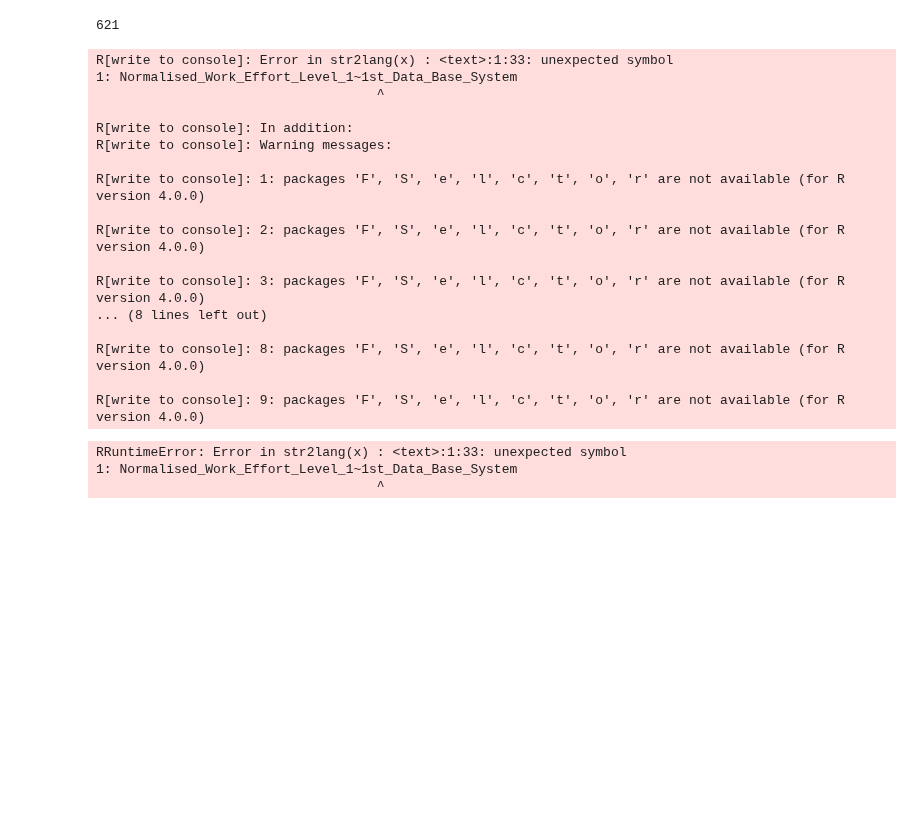
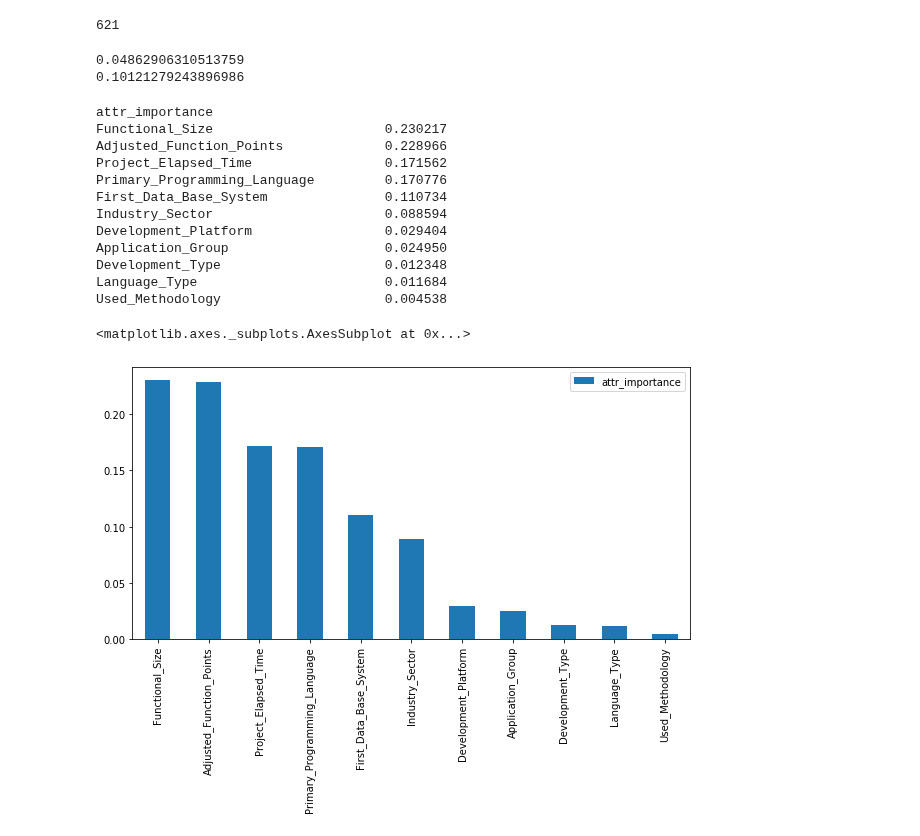
Before and after one commit to ivanajenjo/TFG, a Jupyter notebook: src/import_filter.ipynb, the cells around one changed output. Drawn from its saved outputs; the diff is of its cells as text; code cells hidden in the pictures; blank space fills up the shorter version.

```diff
--- a/src/import_filter.ipynb
+++ b/src/import_filter.ipynb
@@ -31,30 +31,32 @@ df['1st Data Base System'].replace( {'ACCESS;':'ACCESS'}, inplace = True, regex
 #df = select_features.recodeDataframe(df)
 # %% [output]
 621
+# %%
+df = select_features.recodeDataframe_R(df)
+mi1 = select_features.calcularMi_R_2V('Project_Elapsed_Time', 'Functional_Size', df)
+mi2 = select_features.calcularMi_R_2V('Functional_Size', 'Project_Elapsed_Time' ,df)
+print(mi1)
+print(mi2)
+# %% [output]
+0.04862906310513759
+0.10121279243896986
 # %%
 df = select_features.recodeDataframe_R(df)
 mi = select_features.calcularMi_R('Normalised_Work_Effort_Level_1', df)
-#mi.plot.bar(figsize=(10, 5))
-mrmr = select_features.calcular_mRMR_R('Normalised_Work_Effort_Level_1', df)
-print(mrmr)
+print(mi)
+mi.plot.bar(figsize=(10, 5))
 # %% [output]
-R[write to console]: Error in str2lang(x) : <text>:1:33: unexpected symbol
-1: Normalised_Work_Effort_Level_1~1st_Data_Base_System
-                                    ^
-
-R[write to console]: In addition:
-R[write to console]: Warning messages:
-
-R[write to console]: 1: packages 'F', 'S', 'e', 'l', 'c', 't', 'o', 'r' are not available (for R version 4.0.0)
-
-R[write to console]: 2: packages 'F', 'S', 'e', 'l', 'c', 't', 'o', 'r' are not available (for R version 4.0.0)
-
-R[write to console]: 3: packages 'F', 'S', 'e', 'l', 'c', 't', 'o', 'r' are not available (for R version 4.0.0)
-... (8 lines left out)
-
-R[write to console]: 8: packages 'F', 'S', 'e', 'l', 'c', 't', 'o', 'r' are not available (for R version 4.0.0)
-
-R[write to console]: 9: packages 'F', 'S', 'e', 'l', 'c', 't', 'o', 'r' are not available (for R version 4.0.0)
+attr_importance
+Functional_Size                      0.230217
+Adjusted_Function_Points             0.228966
+Project_Elapsed_Time                 0.171562
+Primary_Programming_Language         0.170776
+First_Data_Base_System               0.110734
+Industry_Sector                      0.088594
+Development_Platform                 0.029404
+Application_Group                    0.024950
+Development_Type                     0.012348
+Language_Type                        0.011684
+Used_Methodology                     0.004538
-RRuntimeError: Error in str2lang(x) : <text>:1:33: unexpected symbol
-1: Normalised_Work_Effort_Level_1~1st_Data_Base_System
-                                    ^
+<matplotlib.axes._subplots.AxesSubplot at 0x...>
+[figure, added]
```
Also changed, not shown: parts of 2 cells of this notebook, 1 other file.
